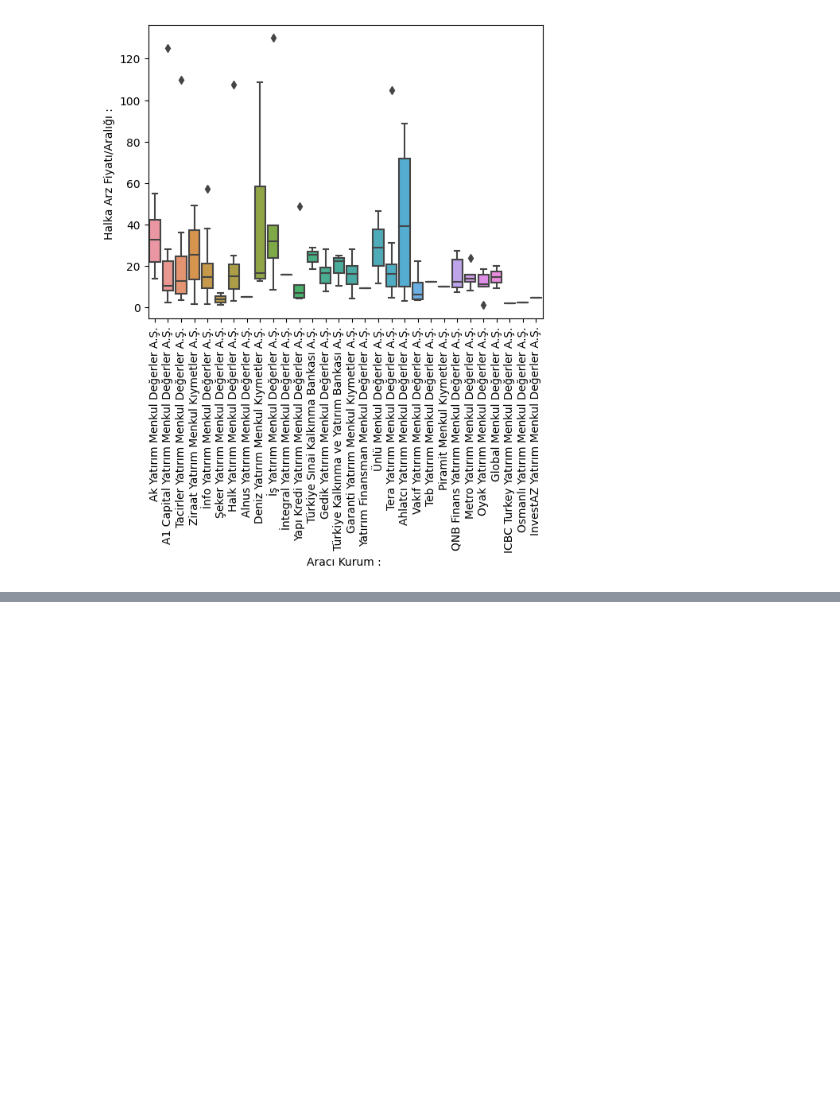
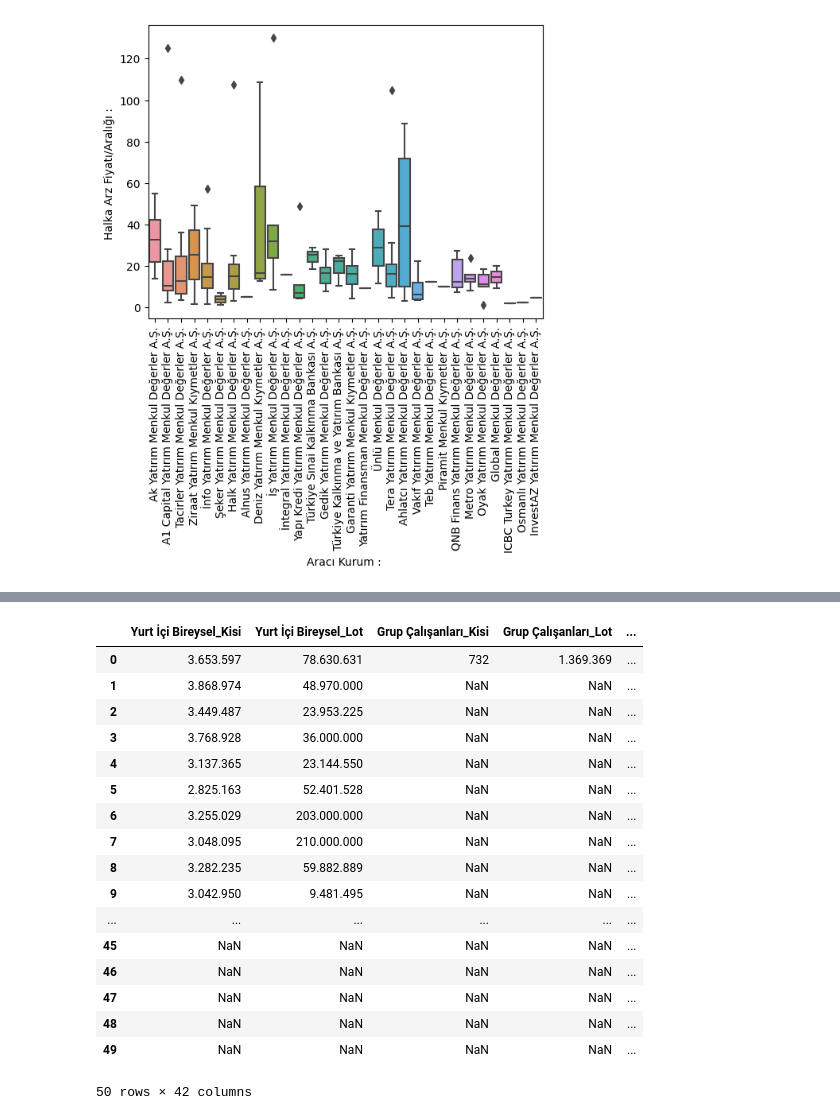
Before and after one commit to uguratli/HalkaArz, a Jupyter notebook: Halka_arz_lab.ipynb, the cells around one changed output, grey strips where cells are left out. Drawn from its saved outputs; the diff is of its cells as text; code cells hidden in the pictures; blank space fills up the shorter version.

```diff
--- a/Halka_arz_lab.ipynb
+++ b/Halka_arz_lab.ipynb
@@ -16,3 +17,19 @@ import pickle
+# %%
+def get_hyped_days(dataframe):
+    if isinstance(dataframe, pd.DataFrame):
+        df = dataframe.copy()
+        df['Next_day_open'] = df['Open'].shift(-1, axis = 0)
+        hype_check = [df['Close'] >= df['Next_day_open']][0]
+        day = 0
+        while not hype_check[day]:
+            day += 1
+            if day == df.shape[0]:
+                return 0
+                break
+        return day
+    else:
+        print('Variable is not a dataframe')
+        return 0
 # %%
 def value_fix(value, replace = False):
     value = value.replace(' ','')
@@ -397,0 +371,7 @@ ax.set_xticklabels(ax.get_xticklabels(),rotation=90);
+# %%
+for symbol in Stocks_copy:
+    print(symbol)
+    Stocks_copy[symbol]['Halka_arz_result']['Symbol'] = str(symbol)
+    if Stocks_copy[symbol]['Hist_data'].shape[0] == 0:
+        continue
+    Stocks_copy[symbol]['Halka_arz_result']['Hype_Days'] = get_hyped_days(Stocks_copy[symbol]['Hist_data'])
@@ -397,0 +396,5 @@ ax.set_xticklabels(ax.get_xticklabels(),rotation=90);
+# %%
+halka_arz_result_df = pd.DataFrame()
+for symbol in Stocks_copy:
+    halka_arz_result_df = pd.concat([halka_arz_result_df, Stocks_copy[symbol]['Halka_arz_result']], axis=0, join='outer', ignore_index='True')
+halka_arz_result_df.head()
@@ -397,0 +429,21 @@ ax.set_xticklabels(ax.get_xticklabels(),rotation=90);
+# %%
+halka_arz_result_df.head(50)
+# %% [output]
+|  | Yurt İçi Bireysel_Kisi | Yurt İçi Bireysel_Lot | Grup Çalışanları_Kisi | Grup Çalışanları_Lot | ... |
+| 0 | 3.653.597 | 78.630.631 | 732 | 1.369.369 | ... |
+| 1 | 3.868.974 | 48.970.000 | NaN | NaN | ... |
+| 2 | 3.449.487 | 23.953.225 | NaN | NaN | ... |
+| 3 | 3.768.928 | 36.000.000 | NaN | NaN | ... |
+| 4 | 3.137.365 | 23.144.550 | NaN | NaN | ... |
+| 5 | 2.825.163 | 52.401.528 | NaN | NaN | ... |
+| 6 | 3.255.029 | 203.000.000 | NaN | NaN | ... |
+| 7 | 3.048.095 | 210.000.000 | NaN | NaN | ... |
+| 8 | 3.282.235 | 59.882.889 | NaN | NaN | ... |
+| 9 | 3.042.950 | 9.481.495 | NaN | NaN | ... |
+| ... | ... | ... | ... | ... | ... |
+| 45 | NaN | NaN | NaN | NaN | ... |
+| 46 | NaN | NaN | NaN | NaN | ... |
+| 47 | NaN | NaN | NaN | NaN | ... |
+| 48 | NaN | NaN | NaN | NaN | ... |
+| 49 | NaN | NaN | NaN | NaN | ... |
+50 rows × 42 columns
```
Also changed, not shown: parts of 10 cells of this notebook.
